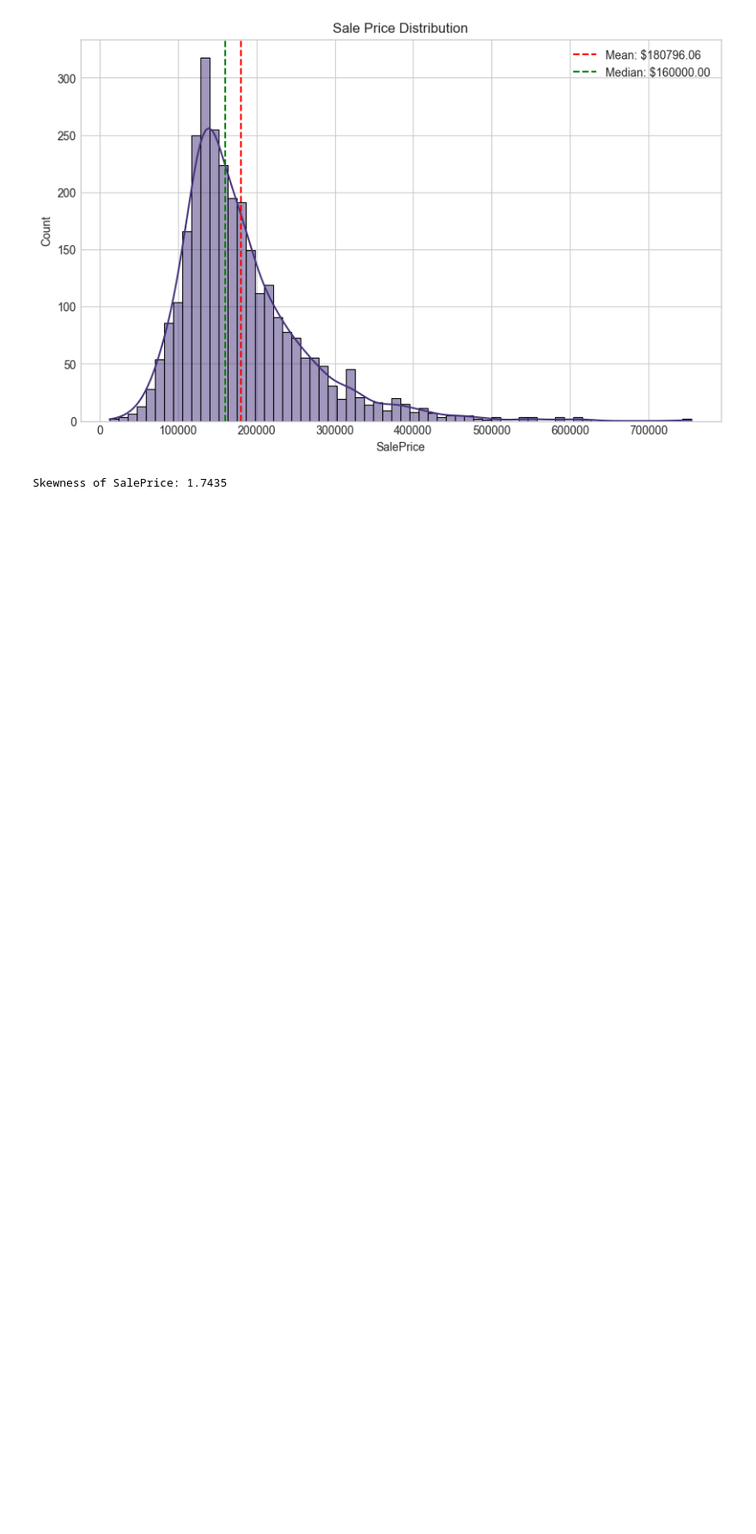
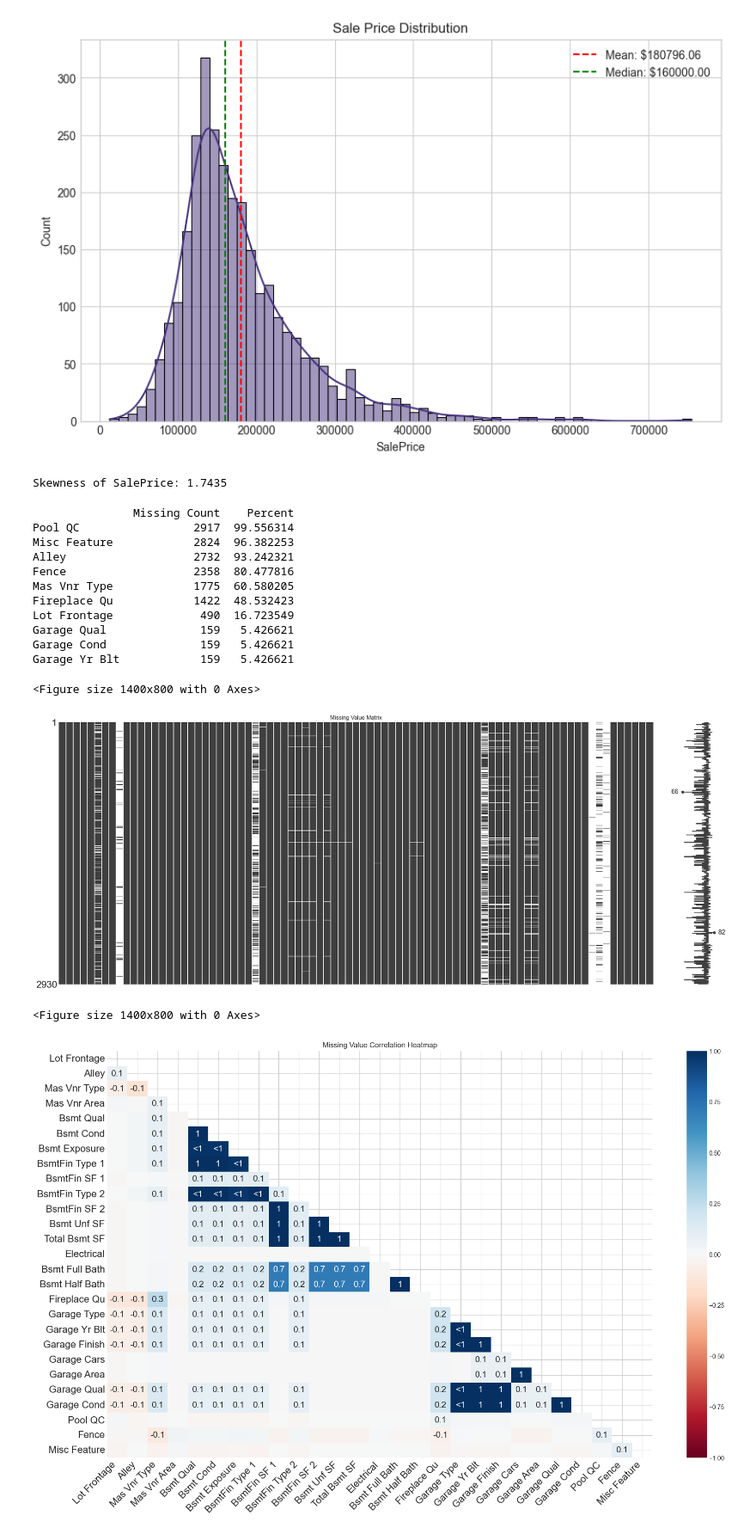
Before and after one commit to Vijayaragavan185/advanced-housing-eda-ames-real-estate, a Jupyter notebook: notebooks/advanced_cleaning_eda.ipynb, the cells around one changed output. Shown at 86% size. Cells and saved outputs as stored; diff of their text form; code cells hidden in the pictures; blank space fills up the shorter version.

Commit message:
feat(exploration): implement comprehensive missing value analysis with msno feat(analysis): add skewness detection for 79 housing features docs: document missing value patterns and structural relationships

```diff
--- a/notebooks/advanced_cleaning_eda.ipynb
+++ b/notebooks/advanced_cleaning_eda.ipynb
@@ -77,3 +77,37 @@ Number of numeric features: 40
 Number of categorical features: 43
 [figure]
 Skewness of SalePrice: 1.7435
+# %%
+# Check overall missingness
+missing = df.isnull().sum().sort_values(ascending=False)
+missing_percent = (missing / len(df)) * 100
+missing_df = pd.DataFrame({'Missing Count': missing, 'Percent': missing_percent})
+print(missing_df[missing_df['Missing Count'] > 0].head(10))
+
+# Visualize missing values
+plt.figure(figsize=(14, 8))
+msno.matrix(df)
+plt.title('Missing Value Matrix')
+plt.show()
+
+# Visualize missing value correlations
+plt.figure(figsize=(14, 8))
+msno.heatmap(df)
+plt.title('Missing Value Correlation Heatmap')
+plt.show()
+# %% [output]
+               Missing Count    Percent
+Pool QC                 2917  99.556314
+Misc Feature            2824  96.382253
+Alley                   2732  93.242321
+Fence                   2358  80.477816
+Mas Vnr Type            1775  60.580205
+Fireplace Qu            1422  48.532423
+Lot Frontage             490  16.723549
+Garage Qual              159   5.426621
+Garage Cond              159   5.426621
+Garage Yr Blt            159   5.426621
+<Figure size 1400x800 with 0 Axes>
+[figure, added]
+<Figure size 1400x800 with 0 Axes>
+[figure, added]
```
